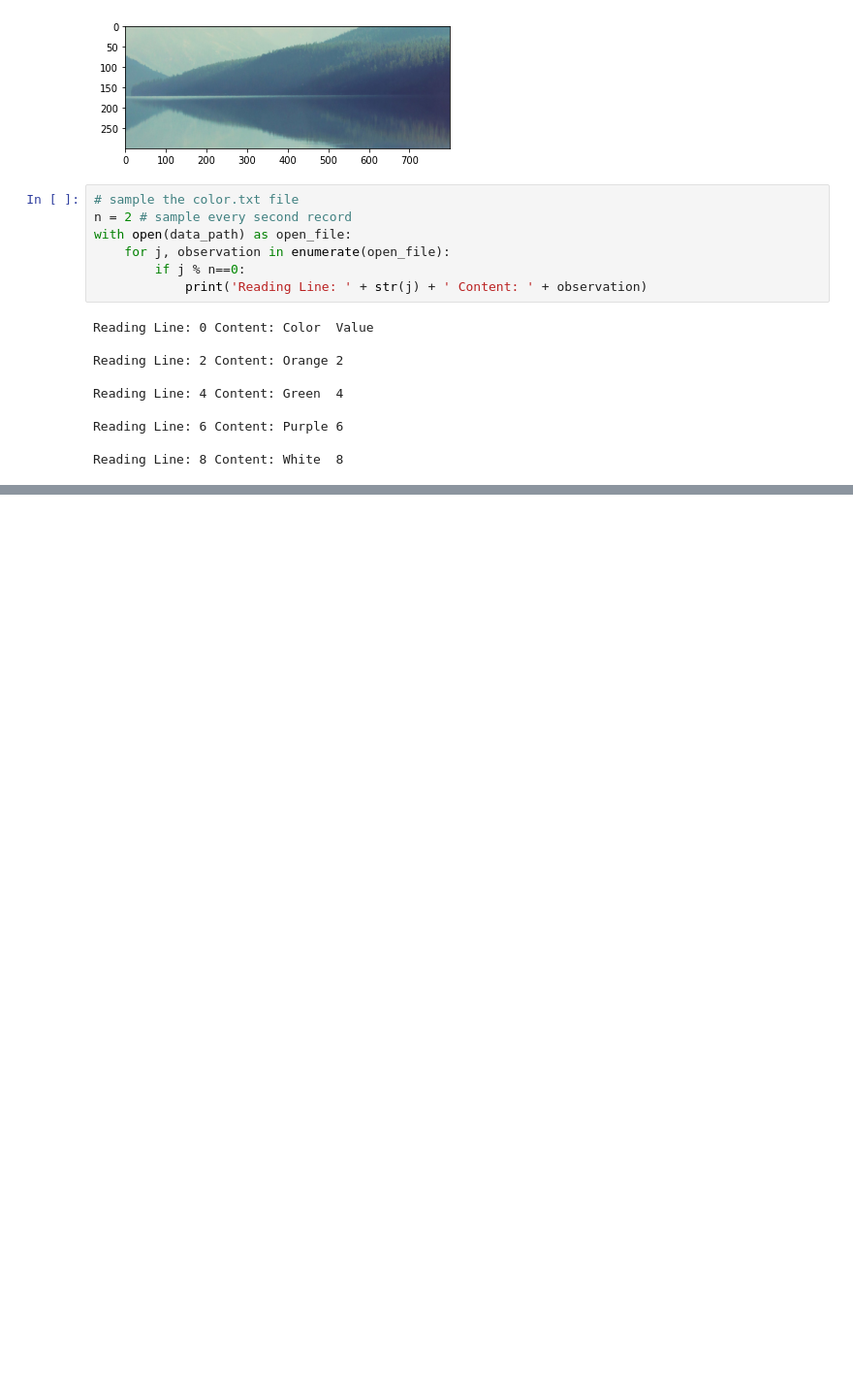
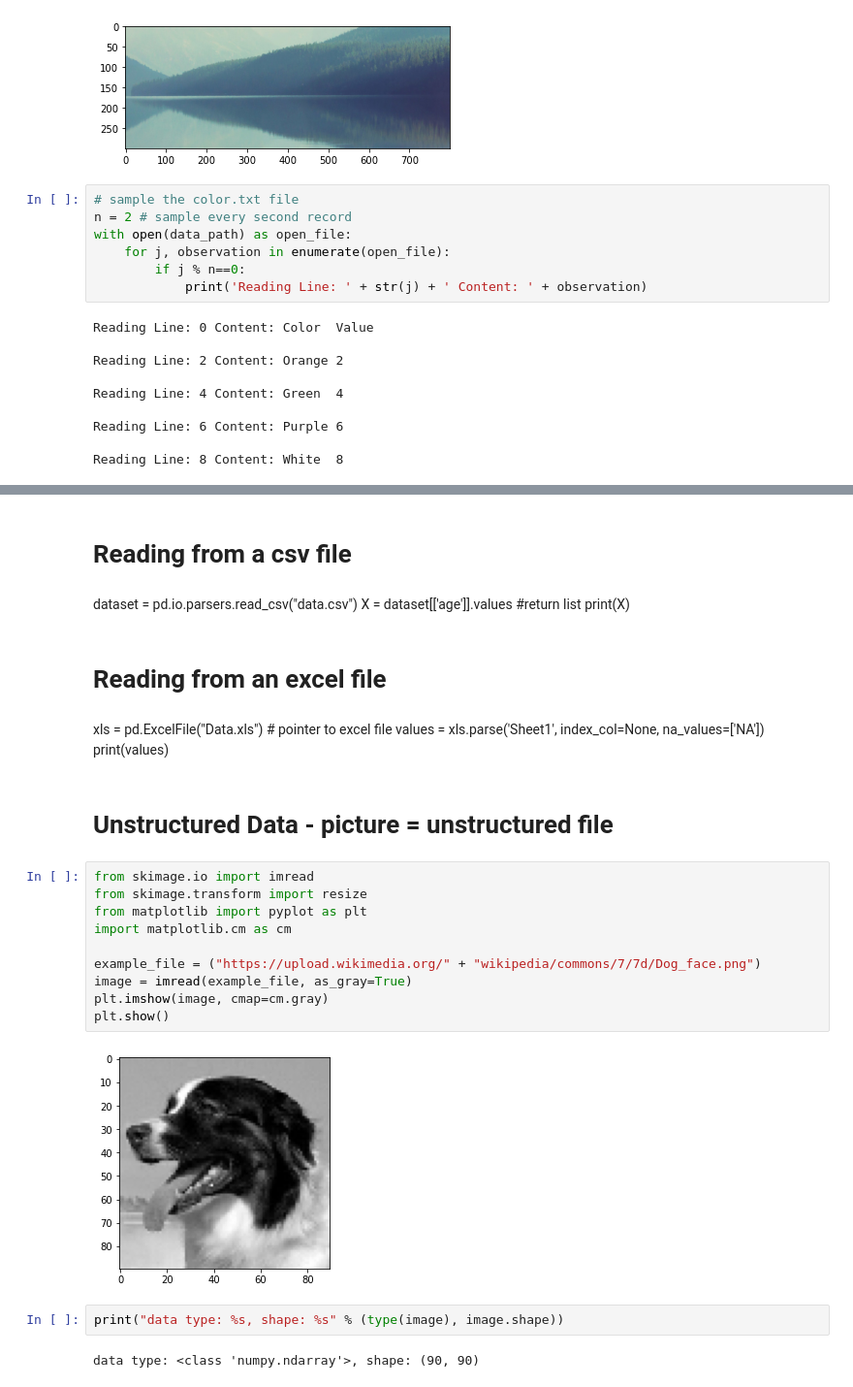
Before and after one commit to RhysComissiong/Python_for_Data_Science, a Jupyter notebook: chapter_6/Uploading, Streaming and Sampling Data.ipynb, the cells around one changed output, grey strips where cells are left out. Shown: that part at 97% size. Drawn from its saved outputs; the diff is of its cells as text; blank space fills up the shorter version.

Commit message:
Accessing Data

```diff
--- a/chapter_6/Uploading, Streaming and Sampling Data.ipynb
+++ b/chapter_6/Uploading, Streaming and Sampling Data.ipynb
@@ -101,0 +103,30 @@ Reading Line: 7 Content: Black  7
+# %% [markdown]
+# Reading from a csv file
+# %% [markdown]
+dataset = pd.io.parsers.read_csv("data.csv")
+ X = dataset[['age']].values #return list
+ print(X)
+# %% [markdown]
+# Reading from an excel file
+# %% [markdown]
+xls = pd.ExcelFile("Data.xls") # pointer to excel file
+values = xls.parse('Sheet1', index_col=None, na_values=['NA'])
+print(values)
+# %% [markdown]
+# Unstructured Data - picture = unstructured file
+# %%
+from skimage.io import imread
+from skimage.transform import resize
+from matplotlib import pyplot as plt
+import matplotlib.cm as cm
+
+example_file = ("https://upload.wikimedia.org/" + "wikipedia/commons/7/7d/Dog_face.png")
+image = imread(example_file, as_gray=True)
+plt.imshow(image, cmap=cm.gray)
+plt.show()
+# %% [output]
+[figure, added]
+# %%
+print("data type: %s, shape: %s" % (type(image), image.shape))
+# %% [output]
+data type: <class 'numpy.ndarray'>, shape: (90, 90)
```
Also changed, not shown: parts of 12 cells of this notebook.
